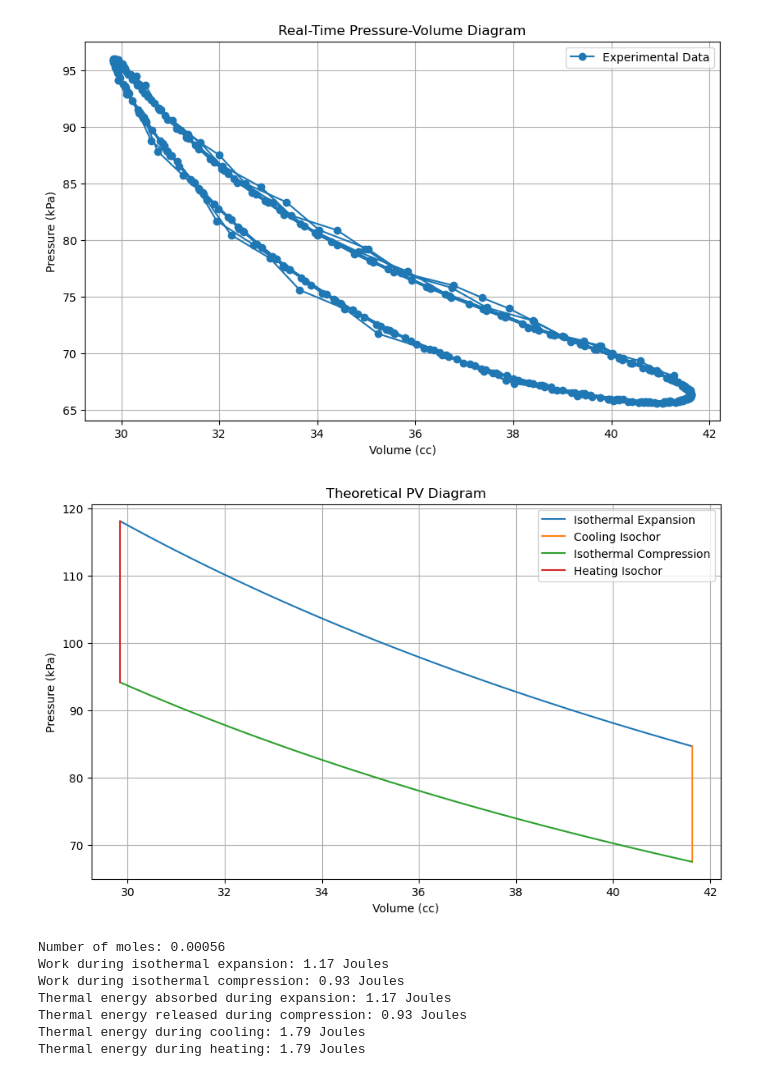
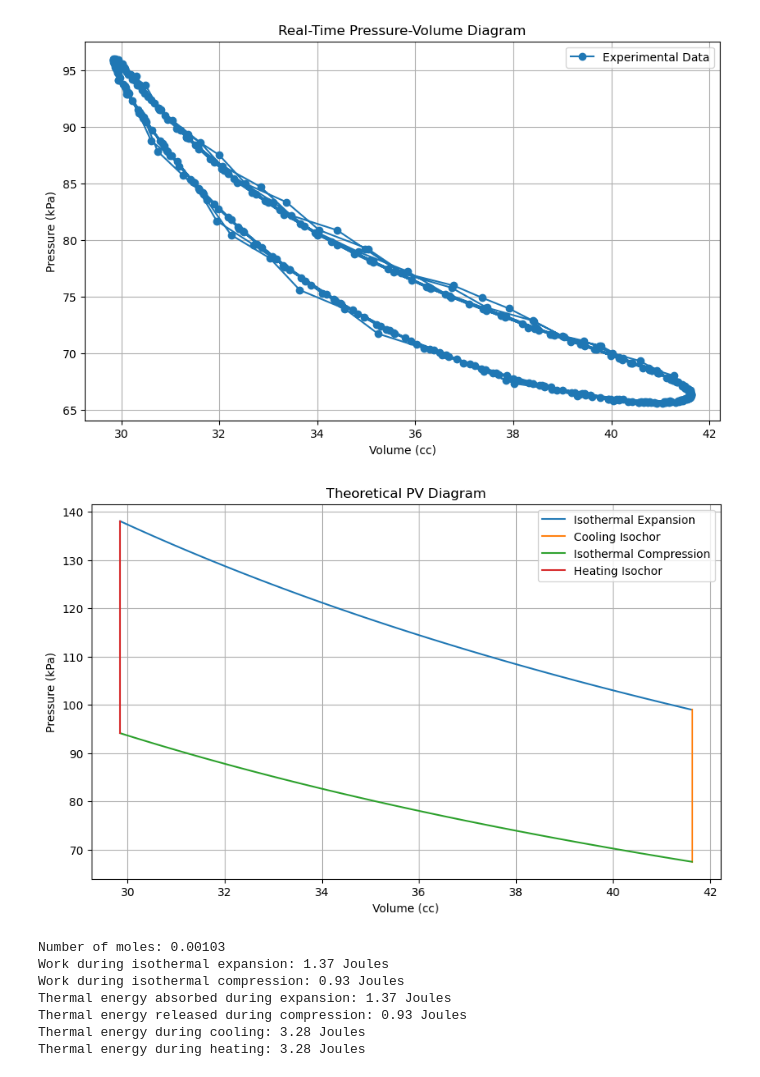
Before and after one commit to MazinDan/Stirling_Engine_Lab, a Jupyter notebook: Stirling_Engine.ipynb, the cells around one changed output. Cells and saved outputs as stored; diff of their text form; code cells hidden in the pictures.

```diff
--- a/Stirling_Engine.ipynb
+++ b/Stirling_Engine.ipynb
@@ -11,7 +11,6 @@ data = pd.read_csv(data_path)
 
 # Constants
 R = 8.3144598  # molar gas constant in joules / (mole kelvin)
-T0 = 273  # Kelvin
 p3 = 67.5  # kilopascals - pressure when cold, fully expanded
 etareg = 0.5  # regenerator efficiency as a fraction
 cv = 5 * R / 2  # molar heat capacity at constant volume
@@ -29,7 +28,7 @@ Tcold = data['Temperature 2'].min() + 273.15  # converting to Kelvin
 #Tcold = data['Temperature 2 - Driven'].min() + 273.15
 
 # Calculate number of moles at the cold point
-nmoles = p3 * 1000 * Vmaxcc * 1E-6 / (R * (T0 + Tcold))
+nmoles = p3 * 1000 * Vmaxcc * 1E-6 / (R * Tcold)
 
 # Plot real-time Pressure-Volume (PV) diagram from experimental data
 plt.figure(figsize=(10, 6))
@@ -43,14 +42,14 @@ plt.show()
 
 # Assuming these points exist and are accurate
 p4 = p3 * Vmaxcc / Vmincc
-p1 = p4 * (Thot + T0) / (Tcold + T0)
+p1 = p4 * Thot / Tcold
 
 # Create arrays for PV diagram
 v41 = np.full(100, Vmincc)
 p41 = np.linspace(p4, p1, 100)
 v12 = np.linspace(Vmincc, Vmaxcc, 100)
 p12 = p1 * Vmincc / v12
-p2 = p3 * (Thot + T0) / (Tcold + T0)
+p2 = p3 * Thot / Tcold
 p23 = np.linspace(p2, p3, 100)
 v23 = np.full(100, Vmaxcc)
 v34 = v12
@@ -58,40 +57,40 @@ p34 = p4 * Vmincc / v34
 
 # Plot theoretical PV diagram based on state transitions
 plt.figure(figsize=(10, 6))
 plt.plot(v12, p12, label='Isothermal Expansion')
 plt.plot(v23, p23, label='Cooling Isochor')
 plt.plot(v34, p34, label='Isothermal Compression')
 plt.plot(v41, p41, label='Heating Isochor')
 plt.title('Theoretical PV Diagram')
 plt.xlabel('Volume (cc)')
 plt.ylabel('Pressure (kPa)')
 plt.legend()
 plt.grid(True)
 plt.show()
 
 # Calculate work and thermal energies
-W12 = nmoles * R * (Thot + T0) * np.log(Vmaxcc / Vmincc)
+W12 = nmoles * R * Thot * np.log(Vmaxcc / Vmincc)
 Q12 = W12  # thermal energy absorbed by gas in isothermal expansion
 Q23 = cv * nmoles * (Thot - Tcold)
-W34 = nmoles * R * (Tcold + T0) * np.log(Vmaxcc / Vmincc)
+W34 = nmoles * R * Tcold * np.log(Vmaxcc / Vmincc)
 Q34 = W34  # thermal energy released by gas in isothermal compression
 Q41 = cv * nmoles * (Thot - Tcold)
 
 # Output results
 print('Number of moles: {:.5f}'.format(nmoles))
 print('Work during isothermal expansion: {:.2f} Joules'.format(W12))
 print('Work during isothermal compression: {:.2f} Joules'.format(W34))
 print('Thermal energy absorbed during expansion: {:.2f} Joules'.format(Q12))
 print('Thermal energy released during compression: {:.2f} Joules'.format(Q34))
 print('Thermal energy during cooling: {:.2f} Joules'.format(Q23))
 print('Thermal energy during heating: {:.2f} Joules'.format(Q41))
 # %% [output]
 [figure]
-[figure, old version]
+[figure, new version]
-Number of moles: 0.00056
-Work during isothermal expansion: 1.17 Joules
+Number of moles: 0.00103
+Work during isothermal expansion: 1.37 Joules
 Work during isothermal compression: 0.93 Joules
-Thermal energy absorbed during expansion: 1.17 Joules
+Thermal energy absorbed during expansion: 1.37 Joules
 Thermal energy released during compression: 0.93 Joules
-Thermal energy during cooling: 1.79 Joules
-Thermal energy during heating: 1.79 Joules
+Thermal energy during cooling: 3.28 Joules
+Thermal energy during heating: 3.28 Joules
```
